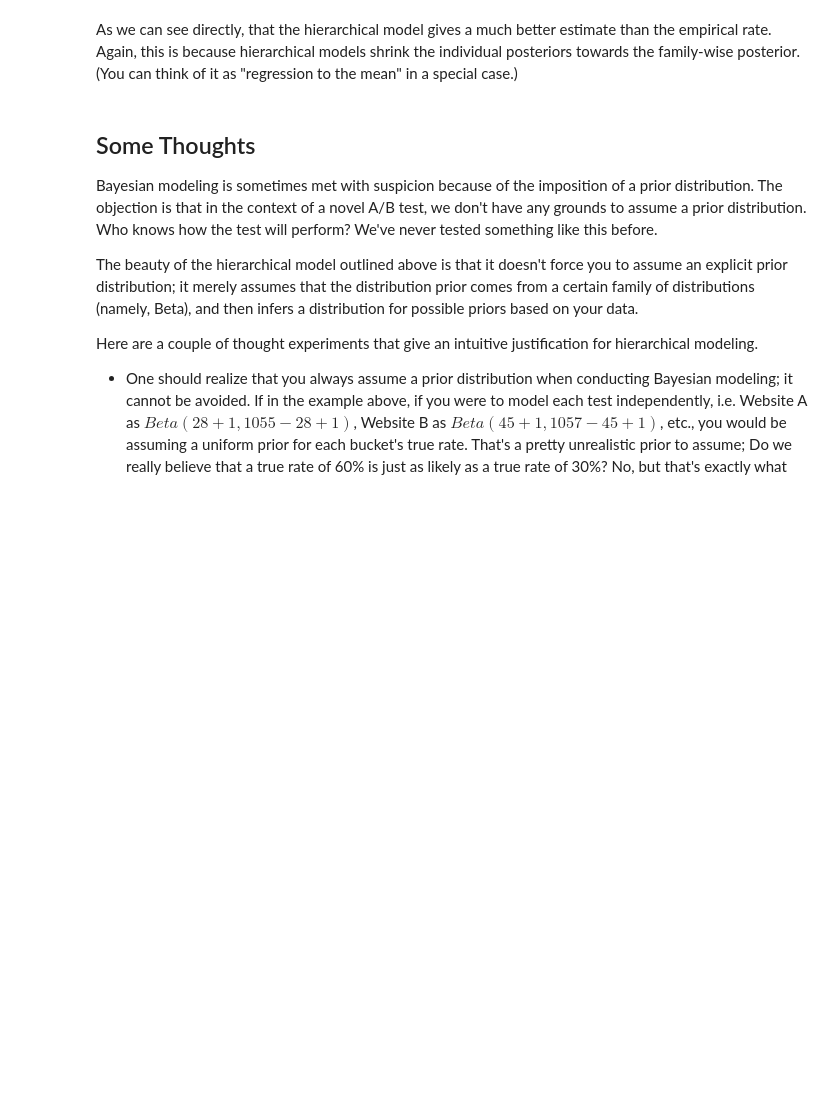
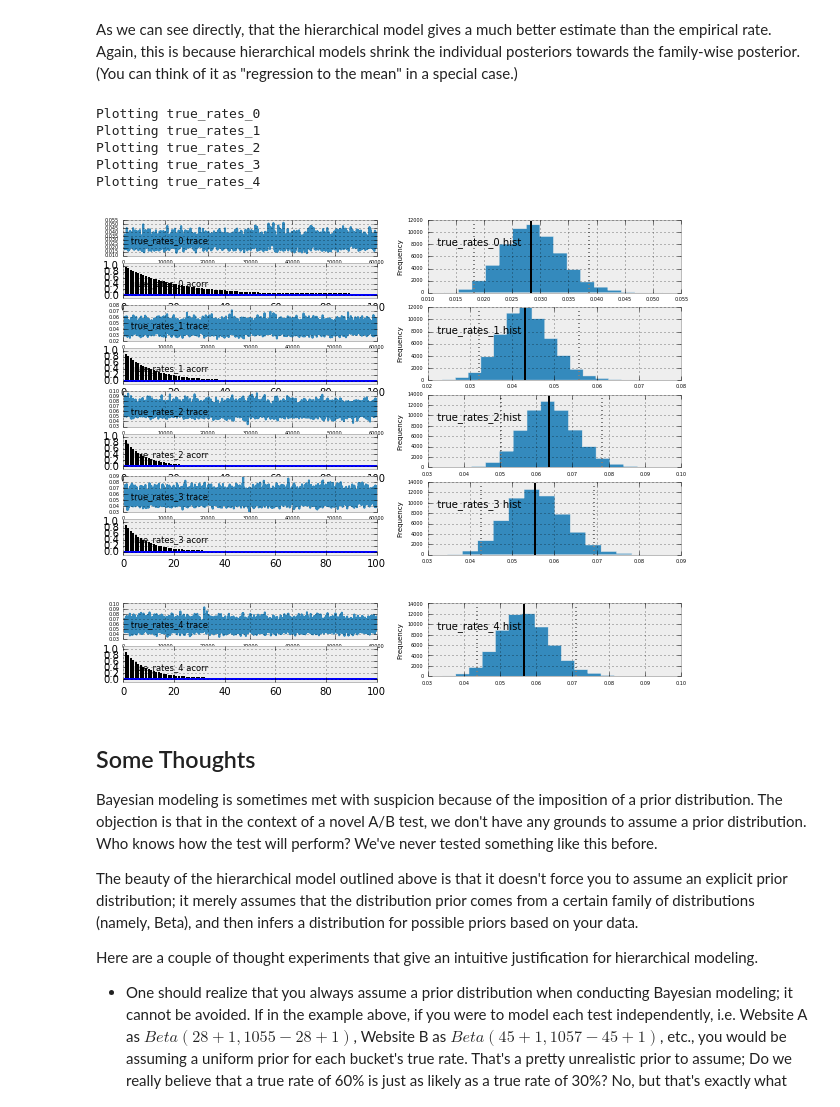
Before and after one commit to ethen8181/Business-Analytics, a Jupyter notebook: bayesian_statistics/ab_test/bayesian_ab_test.ipynb, the cells around one changed output. Cells and saved outputs as stored; diff of their text form; code cells hidden in the pictures; blank space fills up the shorter version.

```diff
--- a/bayesian_statistics/ab_test/bayesian_ab_test.ipynb
+++ b/bayesian_statistics/ab_test/bayesian_ab_test.ipynb
@@ -385,5 +501,16 @@ traces[ :, 0 ].mean()
 # %% [markdown]
 As we can see directly, that the hierarchical model gives a much better estimate than the empirical rate. Again, this is because hierarchical models shrink the individual posteriors towards the family-wise posterior. (You can think of it as "regression to the mean" in a special case.)
+# %%
+# we can also plot the diagnosis that checks for convergence like we did above
+mcplot( mcmc1.trace("true_rates"), common_scale = False )
+# %% [output]
+Plotting true_rates_0
+Plotting true_rates_1
+Plotting true_rates_2
+Plotting true_rates_3
+Plotting true_rates_4
+[figure, added]
+[figure, added]
 # %% [markdown]
 ## Some Thoughts
 
```
Also changed, not shown: parts of 18 cells of this notebook, 10 other files.
